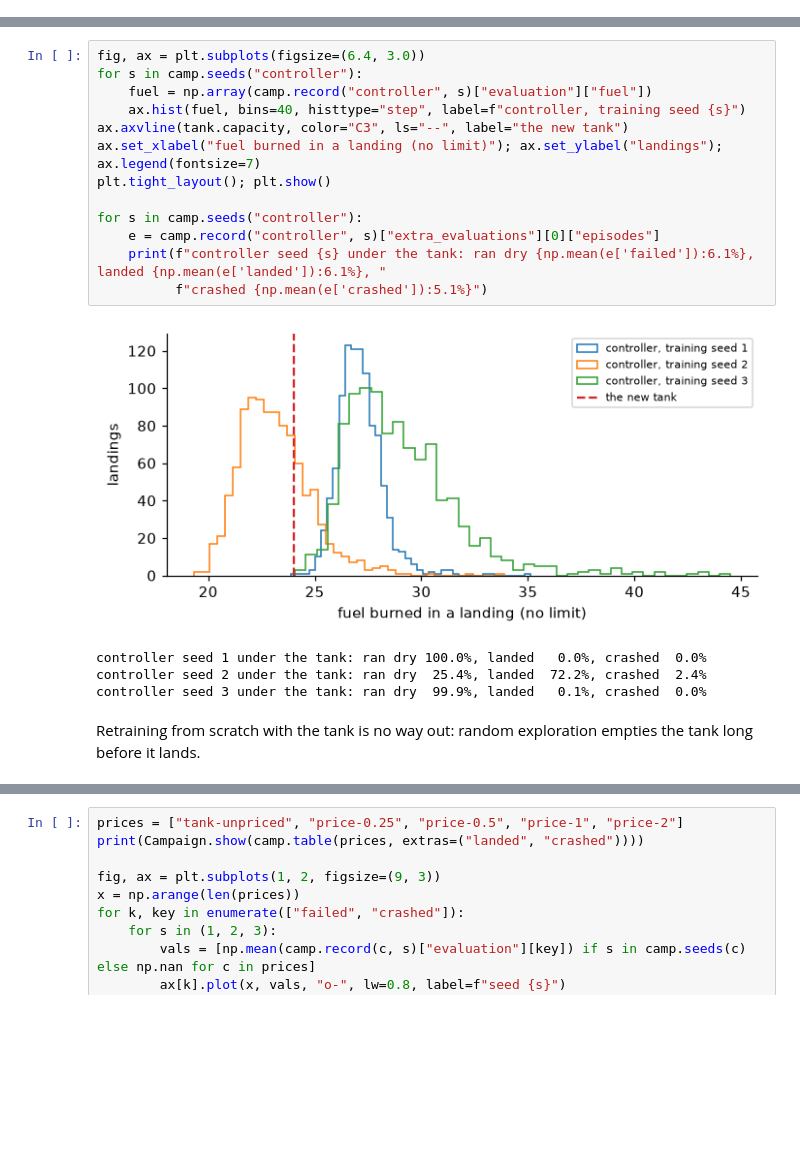
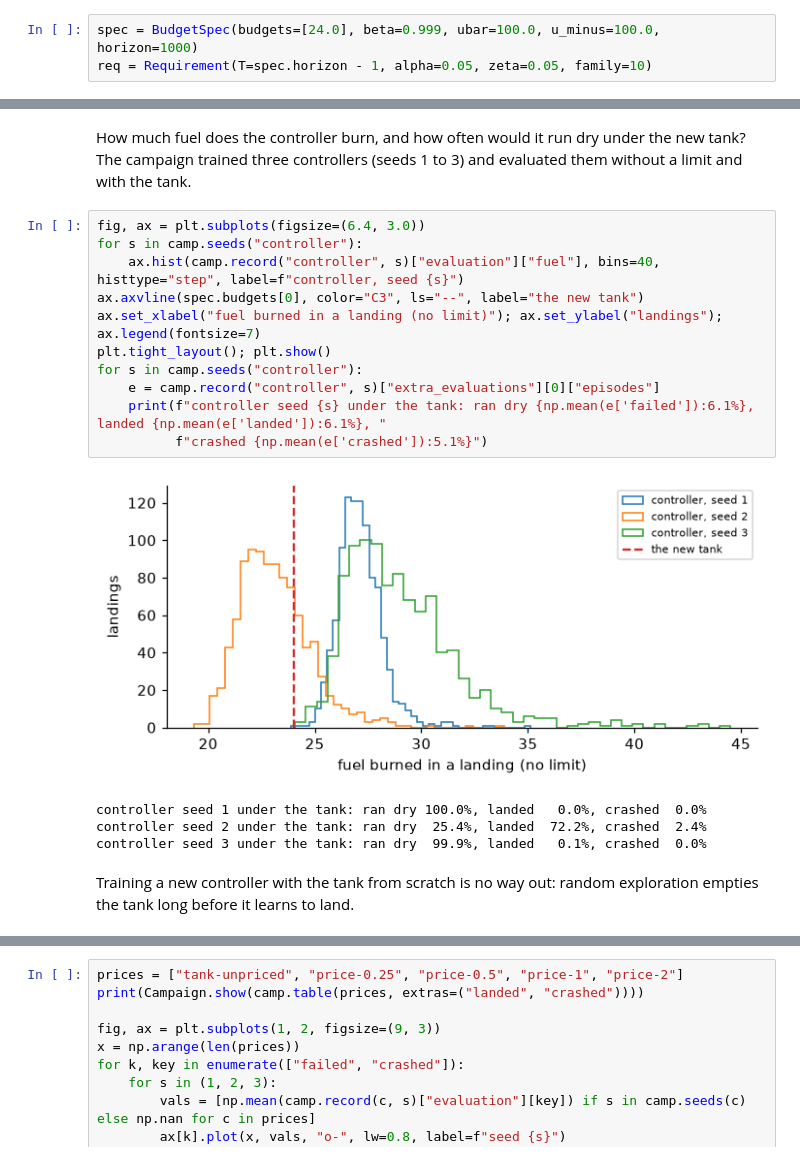
Before and after one commit to pma-papers/barrierpg, a Jupyter notebook: notebooks/01_lander_fuel_tank.ipynb, the cells around one changed output, grey strips where cells are left out. Cells and saved outputs as stored; diff of their text form; blank space fills up the shorter version.

```diff
--- a/notebooks/01_lander_fuel_tank.ipynb
+++ b/notebooks/01_lander_fuel_tank.ipynb
@@ -41,0 +70,3 @@ input; it simply never had a reason to save fuel. How much fuel does it burn, an
+# %%
+spec = BudgetSpec(budgets=[24.0], beta=0.999, ubar=100.0, u_minus=100.0, horizon=1000)
+req = Requirement(T=spec.horizon - 1, alpha=0.05, zeta=0.05, family=10)
@@ -42,21 +194,23 @@ input; it simply never had a reason to save fuel. How much fuel does it burn, an
+# %% [markdown]
+How much fuel does the controller burn, and how often would it run dry under the new tank? The campaign trained three
+controllers (seeds 1 to 3) and evaluated them without a limit and with the tank.
 # %%
 fig, ax = plt.subplots(figsize=(6.4, 3.0))
 for s in camp.seeds("controller"):
-    fuel = np.array(camp.record("controller", s)["evaluation"]["fuel"])
-    ax.hist(fuel, bins=40, histtype="step", label=f"controller, training seed {s}")
-ax.axvline(tank.capacity, color="C3", ls="--", label="the new tank")
+    ax.hist(camp.record("controller", s)["evaluation"]["fuel"], bins=40, histtype="step", label=f"controller, seed {s}")
+ax.axvline(spec.budgets[0], color="C3", ls="--", label="the new tank")
 ax.set_xlabel("fuel burned in a landing (no limit)"); ax.set_ylabel("landings"); ax.legend(fontsize=7)
 plt.tight_layout(); plt.show()
-
 for s in camp.seeds("controller"):
     e = camp.record("controller", s)["extra_evaluations"][0]["episodes"]
     print(f"controller seed {s} under the tank: ran dry {np.mean(e['failed']):6.1%}, landed {np.mean(e['landed']):6.1%}, "
           f"crashed {np.mean(e['crashed']):5.1%}")
 # %% [output]
-[figure, old version]
+[figure, new version]
 controller seed 1 under the tank: ran dry 100.0%, landed   0.0%, crashed  0.0%
 controller seed 2 under the tank: ran dry  25.4%, landed  72.2%, crashed  2.4%
 controller seed 3 under the tank: ran dry  99.9%, landed   0.1%, crashed  0.0%
 # %% [markdown]
-Retraining from scratch with the tank is no way out: random exploration empties the tank long before it lands.
+Training a new controller with the tank from scratch is no way out: random exploration empties the tank long before it
+learns to land.
 # %%
```
Also changed, not shown: parts of 31 cells of this notebook, 18 other files.
